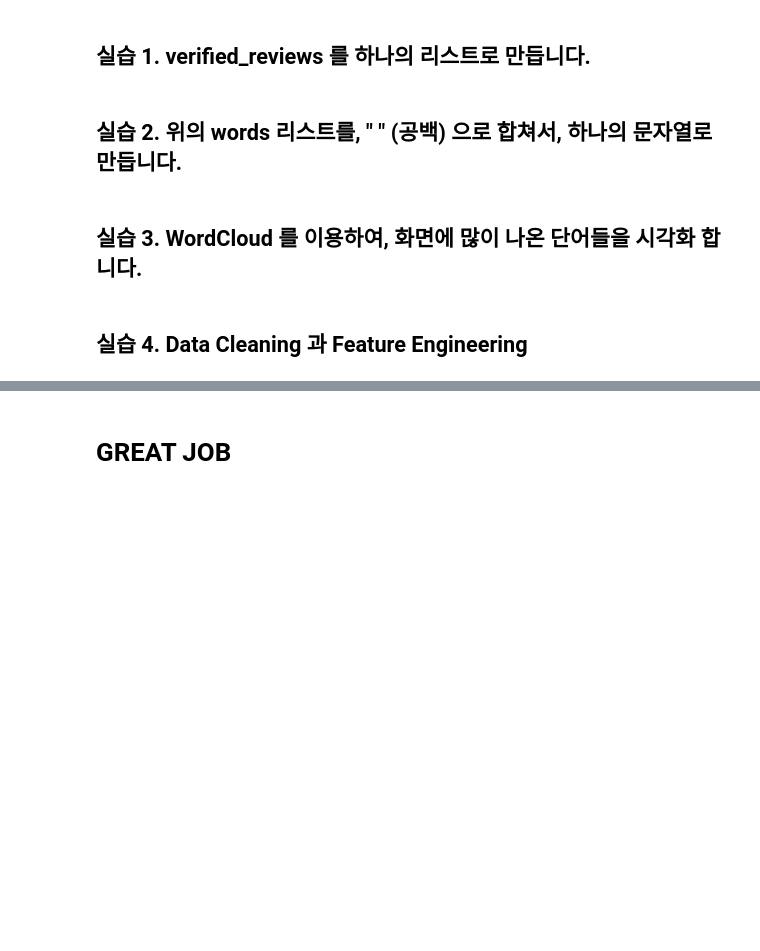
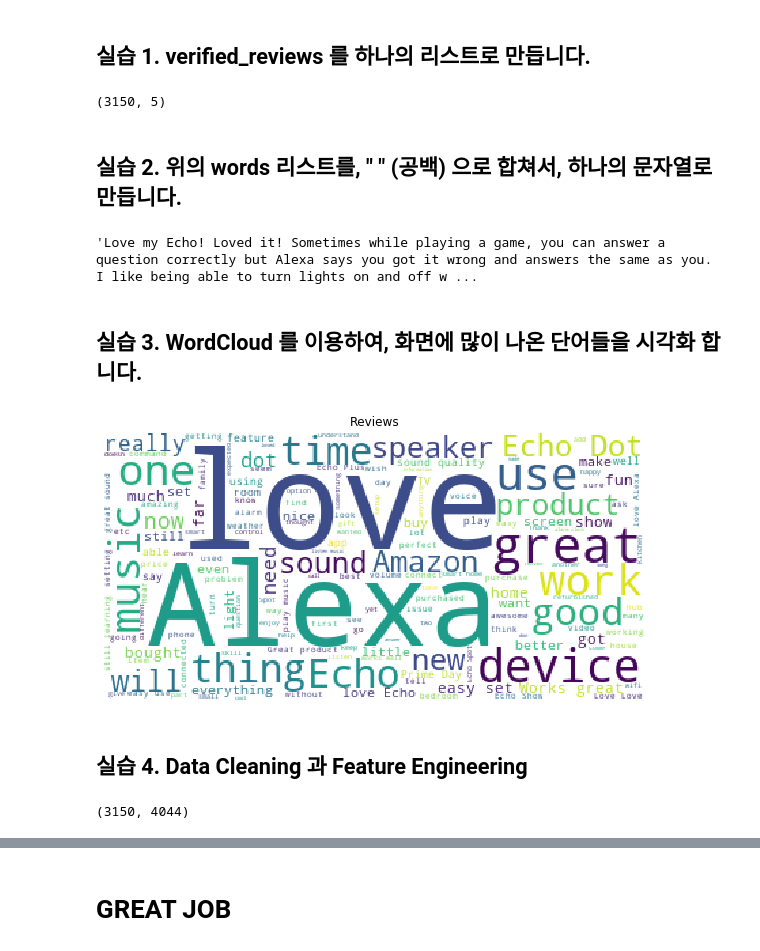
Before and after one commit to twistyang/python_sun, a Jupyter notebook: part08/2.a 프로젝트 Amazon Reviews Analysis.ipynb, the cells around one changed output, grey strips where cells are left out. Drawn from its saved outputs; the diff is of its cells as text; code cells hidden in the pictures; blank space fills up the shorter version.

```diff
--- a/part08/2.a 프로젝트 Amazon Reviews Analysis.ipynb
+++ b/part08/2.a 프로젝트 Amazon Reviews Analysis.ipynb
@@ -39,7 +92,19 @@ import seaborn as sb # Statistical data visualization
 # 먼저 WORD CLOUD 를 이용하기 위해서, verified_reviews 를 하나의 문자열로 만들겠습니다.
 # %% [markdown]
 ## 실습 1. verified_reviews 를 하나의 리스트로 만듭니다.
+# %%
+df_alexa.shape
+# %% [output]
+(3150, 5)
+# %%
+word_list = list(df_alexa['verified_reviews'].values)
 # %% [markdown]
 ## 실습 2. 위의 words 리스트를, " " (공백) 으로 합쳐서, 하나의 문자열로 만듭니다.
+# %%
+word_as_one_string = " ".join(word_list)
+# %%
+word_as_one_string
+# %% [output]
+'Love my Echo! Loved it! Sometimes while playing a game, you can answer a question correctly but Alexa says you got it wrong and answers the same as you.  I like being able to turn lights on and off w ...
 # %% [markdown]
 ## 실습 3. WordCloud 를 이용하여, 화면에 많이 나온 단어들을 시각화 합니다.
@@ -46,2 +113,12 @@ import seaborn as sb # Statistical data visualization
+# %%
+wc = WordCloud(background_color='white')
+# %%
+plt.figure(figsize=(10,5))
+plt.imshow(wc.generate(word_as_one_string))
+plt.axis('off')
+plt.title("Reviews")
+plt.show()
+# %% [output]
+[figure, added]
 # %% [markdown]
 ## 실습 4. Data Cleaning 과 Feature Engineering
@@ -47,0 +131,4 @@ import seaborn as sb # Statistical data visualization
+# %%
+alexa_countvc.shape
+# %% [output]
+(3150, 4044)
```
Also changed, not shown: parts of 28 cells of this notebook, 1 other file.
